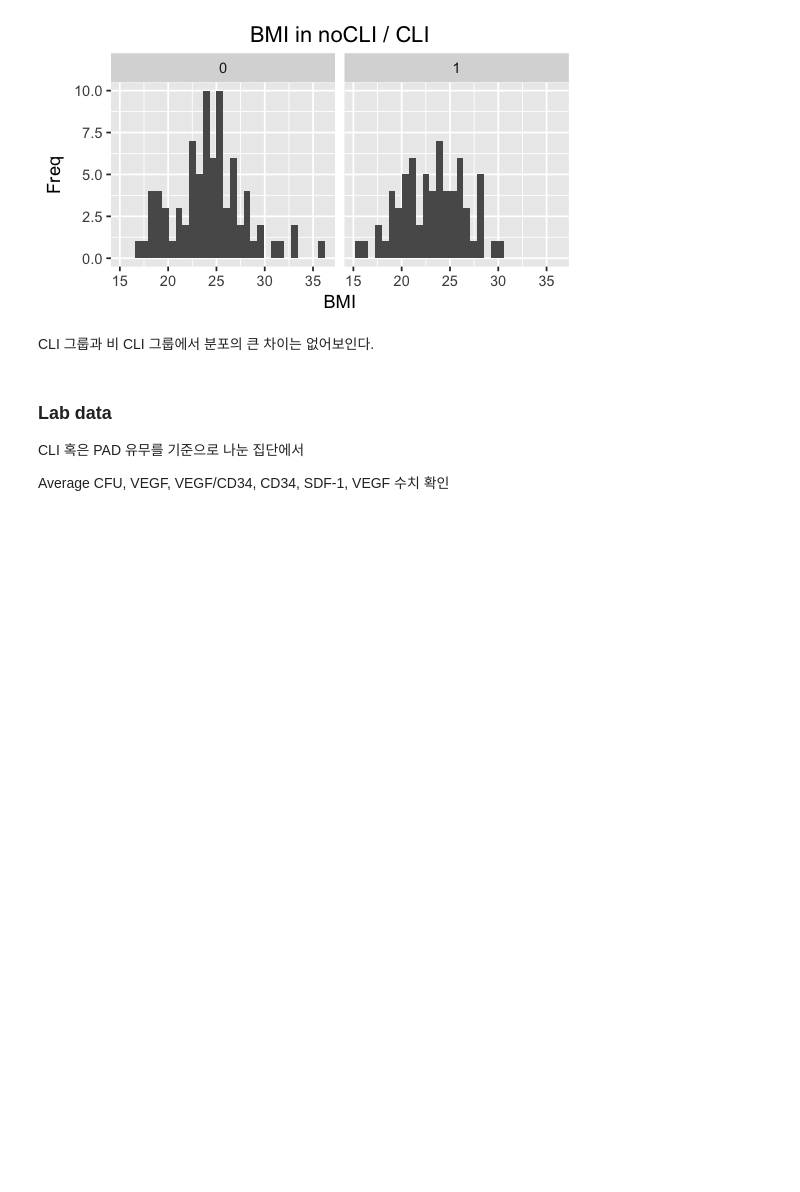
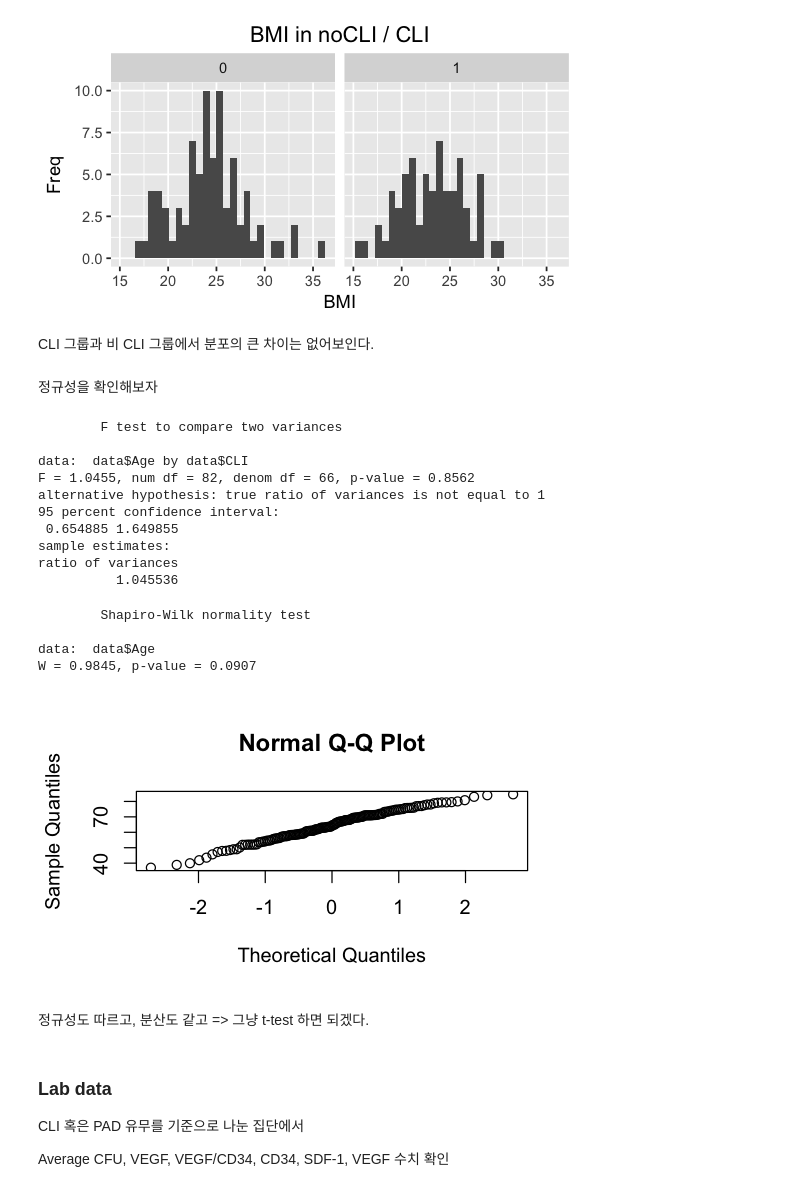
Before and after one commit to JungOhLee/CKDwithCLI, a Jupyter notebook: CKD_CLI,PDA.ipynb, the cells around one changed output. Drawn from its saved outputs; the diff is of its cells as text; code cells hidden in the pictures; blank space fills up the shorter version.

```diff
--- a/CKD_CLI,PDA.ipynb
+++ b/CKD_CLI,PDA.ipynb
@@ -188,6 +203,30 @@ data %>%
 [figure]
 # %% [markdown]
 CLI 그룹과 비 CLI 그룹에서 분포의 큰 차이는 없어보인다.
+# %% [markdown]
+정규성을 확인해보자
+# %%
+qqnorm(data$Age)
+var.test(data$Age ~ data$CLI)
+shapiro.test(data$Age)
+# %% [output]
+        F test to compare two variances
+
+data:  data$Age by data$CLI
+F = 1.0455, num df = 82, denom df = 66, p-value = 0.8562
+alternative hypothesis: true ratio of variances is not equal to 1
+95 percent confidence interval:
+ 0.654885 1.649855
+sample estimates:
+ratio of variances
+          1.045536
+        Shapiro-Wilk normality test
+
+data:  data$Age
+W = 0.9845, p-value = 0.0907
+[figure, added]
+# %% [markdown]
+정규성도 따르고, 분산도 같고 => 그냥 t-test 하면 되겠다.
 # %% [markdown]
 ### Lab data
 
```
Also changed, not shown: parts of 9 cells of this notebook.
